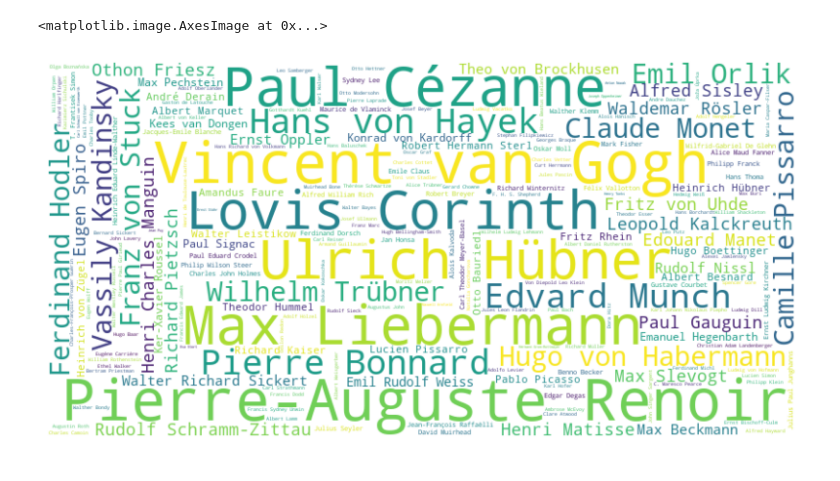
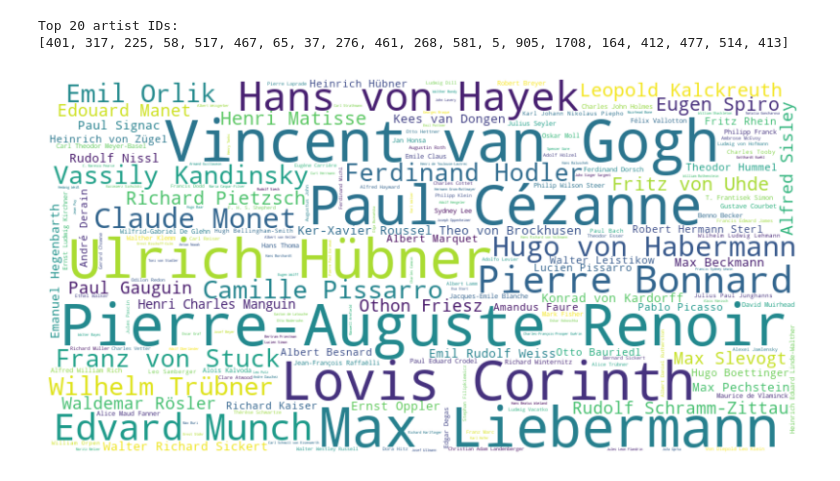
Before and after one commit to sueszli/artvis, a Jupyter notebook: src/plot_wordcloud.ipynb, the cells around one changed output. Cells and saved outputs as stored; diff of their text form; code cells hidden in the pictures.

```diff
--- a/src/plot_wordcloud.ipynb
+++ b/src/plot_wordcloud.ipynb
@@ -1,31 +1,35 @@
 # %%
 import pandas as pd
 from wordcloud import WordCloud
 import matplotlib.pyplot as plt
 
 data = pd.read_csv(r'C:\TUW\courses\Vis\project\artvis\data\artvis_cleaned.csv')
 
 artists = (data['a.firstname'].fillna('') + '*' + data['a.lastname'].fillna('')).str.strip()
 artists = artists.str.replace(' ', '*', regex=False)
 text = ' '.join(artists)
 
 wordcloud = WordCloud(width=800, height=400, background_color='white', colormap='viridis',
                       regexp=r'[^ ]+').generate(text)
 
 modified_words = {}
 for word in wordcloud.words_:
     first_part = word.split(' ')[0]
     cleaned_word = first_part.replace('*', ' ')
     modified_words[cleaned_word] = wordcloud.words_[word]
 
 wordcloud.words_ = modified_words
-# for word, freq in wordcloud.words_.items():
-#     print(f"{word}: {freq}")
 wordcloud = WordCloud(width=800, height=400, background_color='white', colormap='viridis').generate_from_frequencies(modified_words)
+
+top_20_artist_ids = data['a.id'].value_counts().head(20).index.tolist()
+print("Top 20 artist IDs:")
+print(top_20_artist_ids)
 
 plt.figure(figsize=(10, 5))
 plt.axis('off')
 plt.imshow(wordcloud, interpolation='bilinear')
+plt.show()
 # %% [output]
-<matplotlib.image.AxesImage at 0x...>
+Top 20 artist IDs:
+[401, 317, 225, 58, 517, 467, 65, 37, 276, 461, 268, 581, 5, 905, 1708, 164, 412, 477, 514, 413]
-[figure, old version]
+[figure, new version]
```
Also changed, not shown: 3 other files.
